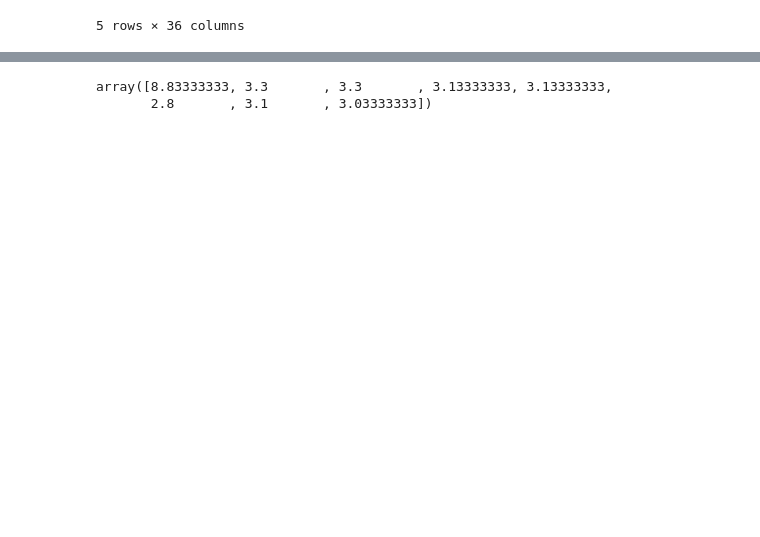
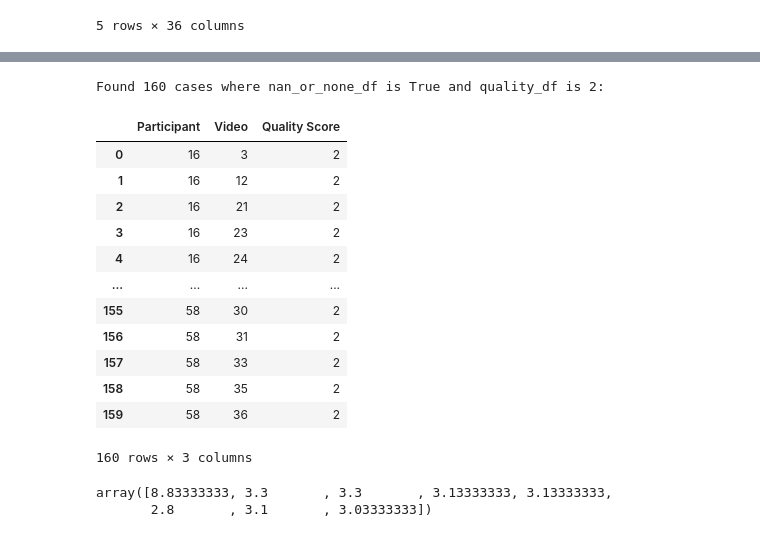
Before and after one commit to deybelman/EEG_Analysis_Project, a Jupyter notebook: analysis.ipynb, the cells around one changed output, grey strips where cells are left out. Saved outputs shown, nothing was run; the diff lists cells and outputs as text; code cells hidden in the pictures; blank space fills up the shorter version.

```diff
--- a/analysis.ipynb
+++ b/analysis.ipynb
@@ -282,3 +377,50 @@ lzc_stats_df
+# %%
+# Find all participants/videos where nan_or_none_df is True AND quality_df is 2
+# These are cases where the data has NaN values but was marked as "good" quality
+# this is for testing, ignore
+
+matching_cells = []
+
+for participant in nan_or_none_df.index:
+    for video_id in nan_or_none_df.columns:
+        # Check if nan_or_none_df is True
+        if nan_or_none_df.at[participant, video_id]:
+            # Check if quality_df has value 2 for this participant/video
+            if participant in quality_df.index and video_id in quality_df.columns:
+                quality_score = quality_df.loc[participant, video_id]
+                if pd.notna(quality_score) and quality_score == 2:
+                    matching_cells.append({
+                        'Participant': participant,
+                        'Video': video_id,
+                        'Quality Score': quality_score
+                    })
+
+# Create DataFrame from the matching cells
+if matching_cells:
+    matching_df = pd.DataFrame(matching_cells)
+    print(f"Found {len(matching_cells)} cases where nan_or_none_df is True and quality_df is 2:")
+    print()
+else:
+    print("No cases found where nan_or_none_df is True and quality_df is 2")
+    matching_df = pd.DataFrame(columns=['Participant', 'Video', 'Quality Score'])
+
+# Display the DataFrame
+matching_df
+# %% [output]
+Found 160 cases where nan_or_none_df is True and quality_df is 2:
+|  | Participant | Video | Quality Score |
+| 0 | 16 | 3 | 2 |
+| 1 | 16 | 12 | 2 |
+| 2 | 16 | 21 | 2 |
+| 3 | 16 | 23 | 2 |
+| 4 | 16 | 24 | 2 |
+| ... | ... | ... | ... |
+| 155 | 58 | 30 | 2 |
+| 156 | 58 | 31 | 2 |
+| 157 | 58 | 33 | 2 |
+| 158 | 58 | 35 | 2 |
+| 159 | 58 | 36 | 2 |
+160 rows × 3 columns
 # %%
 lzc_df.loc['25'][20]
 # %% [output]
```
Also changed, not shown: parts of 15 cells of this notebook, 1 other file.
